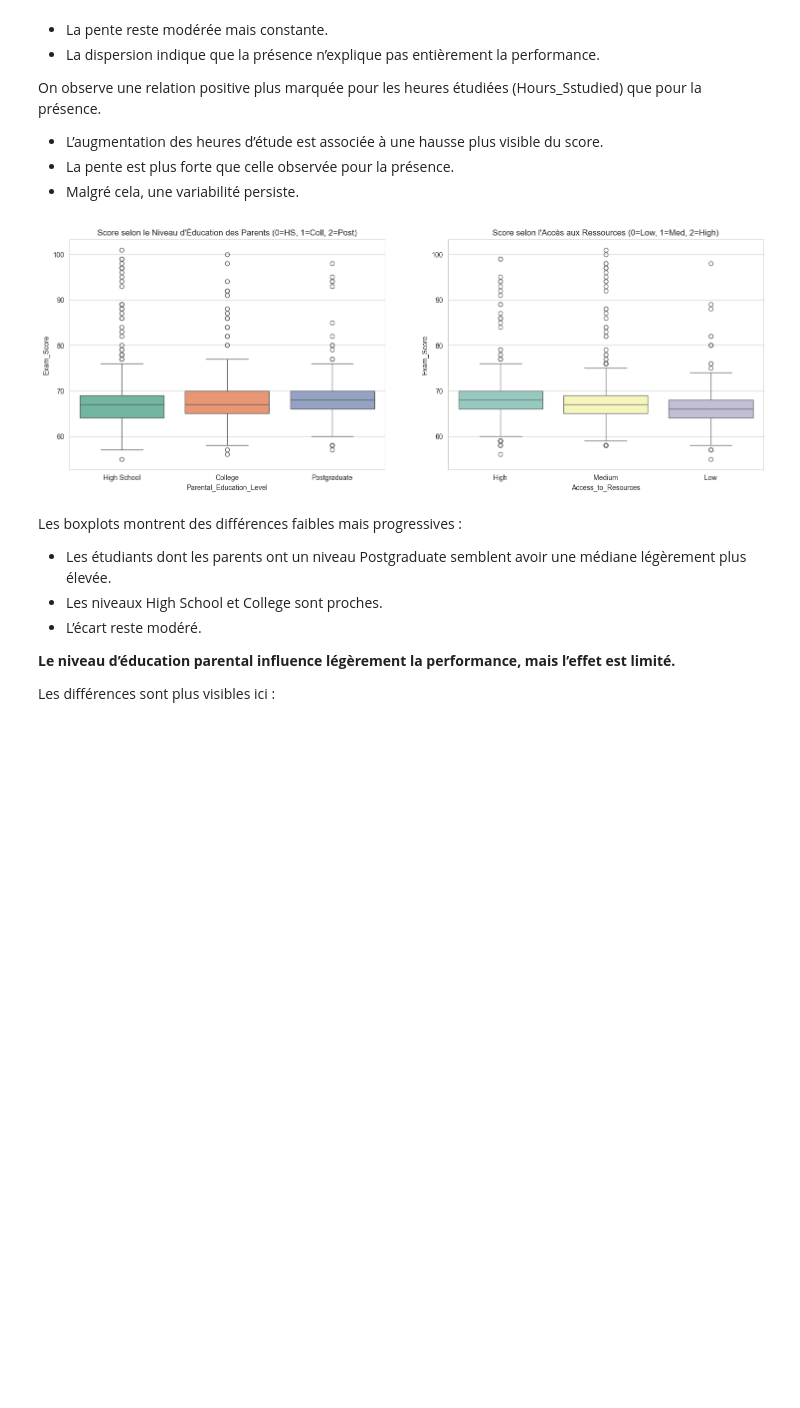
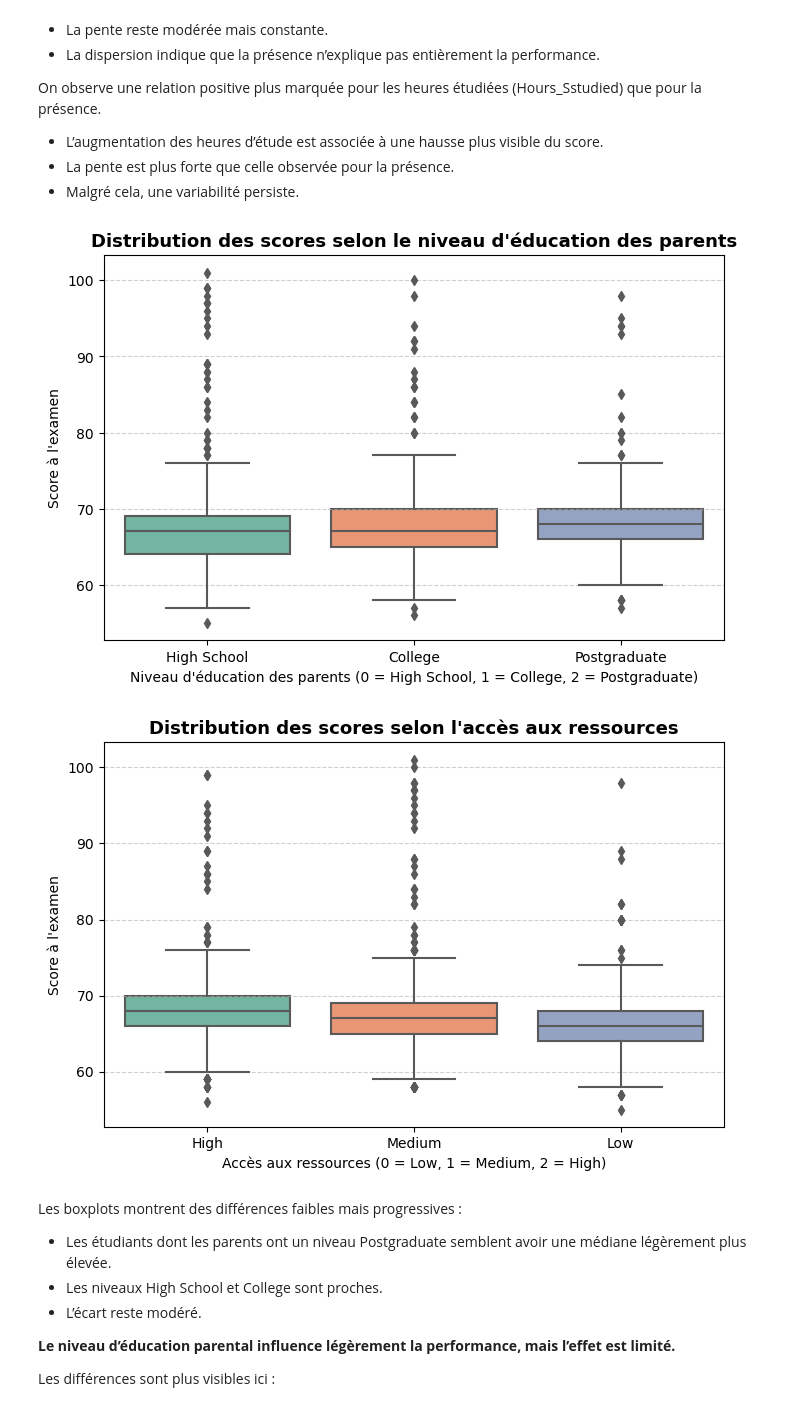
Before and after one commit to AugustinO28/Projet_Data_GR3, a Jupyter notebook: Scripts/EDA.ipynb, the cells around one changed output. Cells and saved outputs as stored; diff of their text form; code cells hidden in the pictures; blank space fills up the shorter version.

Commit message:
ajout de qqs graphes

```diff
--- a/Scripts/EDA.ipynb
+++ b/Scripts/EDA.ipynb
@@ -274,18 +357,47 @@ On observe une relation positive plus marquée pour les heures étudiées (Hours
 - La pente est plus forte que celle observée pour la présence.
 - Malgré cela, une variabilité persiste.
 # %%
-# Analyse des variables catégorielles
-fig, axes = plt.subplots(1, 2, figsize=(18, 6))
+# Parental Education Level
+plt.figure(figsize=(8,5))
 
-sns.boxplot(x='Parental_Education_Level', y='Exam_Score', data=df, ax=axes[0], palette="Set2")
-axes[0].set_title('Score selon le Niveau d\'Éducation des Parents (0=HS, 1=Coll, 2=Post)', fontsize=12)
+sns.boxplot(
+    data=df,
+    x="Parental_Education_Level",
+    y="Exam_Score",
+    palette="Set2"
+)
 
-sns.boxplot(x='Access_to_Resources', y='Exam_Score', data=df, ax=axes[1], palette="Set3")
-axes[1].set_title('Score selon l\'Accès aux Ressources (0=Low, 1=Med, 2=High)', fontsize=12)
+plt.title("Distribution des scores selon le niveau d'éducation des parents",
+          fontsize=13, fontweight="bold")
+plt.xlabel("Niveau d'éducation des parents (0 = High School, 1 = College, 2 = Postgraduate)")
+plt.ylabel("Score à l'examen")
+
+plt.grid(axis="y", linestyle="--", alpha=0.6)
 
 plt.show()
+
+
+# Access to Resources
+plt.figure(figsize=(8,5))
+
+sns.boxplot(
+    data=df,
+    x="Access_to_Resources",
+    y="Exam_Score",
+    palette="Set2"
+)
+
+plt.title("Distribution des scores selon l'accès aux ressources",
+          fontsize=13, fontweight="bold")
+plt.xlabel("Accès aux ressources (0 = Low, 1 = Medium, 2 = High)")
+plt.ylabel("Score à l'examen")
+
+plt.grid(axis="y", linestyle="--", alpha=0.6)
+
+plt.show()
 # %% [output]
-[figure, old version]
+[figure, new version]
+[figure, added]
 # %% [markdown]
 Les boxplots montrent des différences faibles mais progressives :
 - Les étudiants dont les parents ont un niveau Postgraduate semblent avoir une médiane légèrement plus élevée.
```
Also changed, not shown: parts of 6 cells of this notebook.
